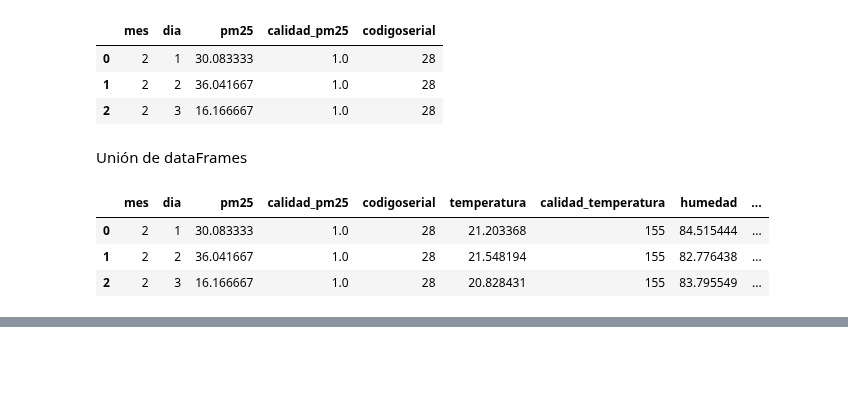
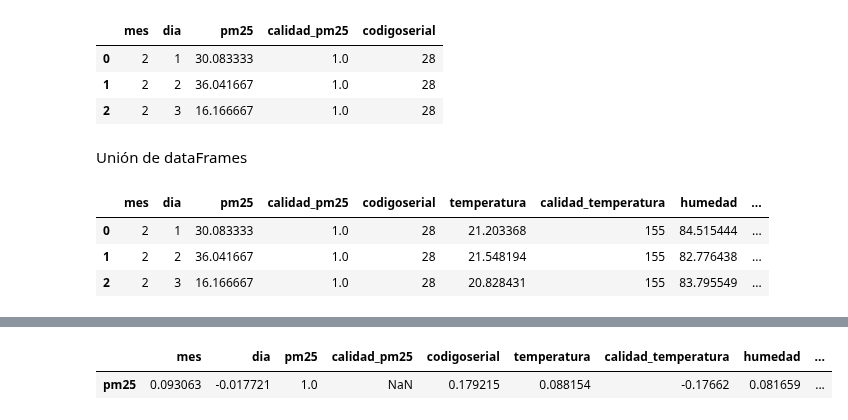
Before and after one commit to kennethLeonel/Monografia-calidad-del-aire-valle-de-aburra, a Jupyter notebook: Proyecto_dataset.ipynb, the cells around one changed output, grey strips where cells are left out. Cells and saved outputs as stored; diff of their text form; code cells hidden in the pictures; blank space fills up the shorter version.

```diff
--- a/Proyecto_dataset.ipynb
+++ b/Proyecto_dataset.ipynb
@@ -340,0 +369,5 @@ dataSetCalidadAire.iloc[40:]
+# %%
+correlation_pm25
+# %% [output]
+|  | mes | dia | pm25 | calidad_pm25 | codigoserial | temperatura | calidad_temperatura | humedad | ... |
+| pm25 | 0.093063 | -0.017721 | 1.0 | NaN | 0.179215 | 0.088154 | -0.17662 | 0.081659 | ... |
```
Also changed, not shown: parts of 6 cells of this notebook.
